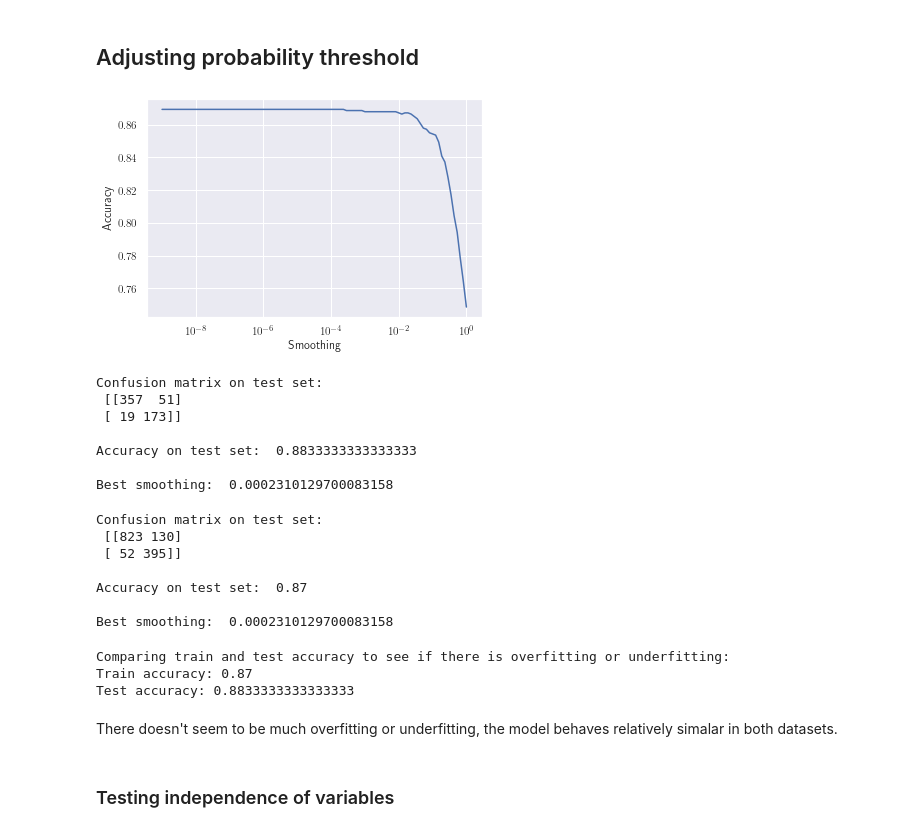
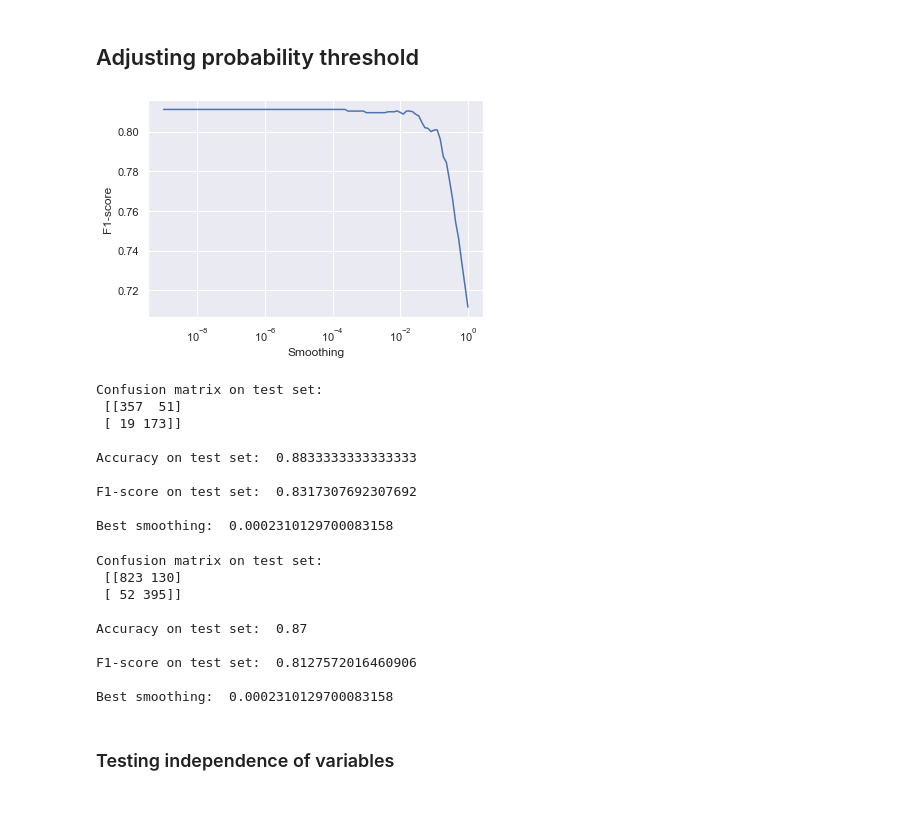
Before and after one commit to Leixb/UPC-MD_nasa, a Jupyter notebook: scripts/05-naivebayes.ipynb, the cells around one changed output. Cells and saved outputs as stored; diff of their text form; code cells hidden in the pictures; blank space fills up the shorter version.

Commit message:
Bayes f1-score

```diff
--- a/scripts/05-naivebayes.ipynb
+++ b/scripts/05-naivebayes.ipynb
@@ -96,16 +104,16 @@ from sklearn.model_selection import GridSearchCV
 
 params = {'var_smoothing': np.logspace(0,-9, num=100)}
 gnb = GaussianNB()
-gs = GridSearchCV(gnb, cv=5, param_grid=params, scoring='accuracy', n_jobs=-1)
+gs = GridSearchCV(gnb, cv=5, param_grid=params, scoring='f1', n_jobs=-1)
 gs.fit(X_train, y_train)
 best_params = gs.best_params_
 # %%
 plt.semilogx(np.logspace(0,-9, num=100), gs.cv_results_['mean_test_score'])
-plt.ylabel('Accuracy')
+plt.ylabel('F1-score')
 plt.xlabel('Smoothing')
 plt.savefig('../figures/naive_bayes_smoothing_cv.pdf')
 # %% [output]
-[figure, old version]
+[figure, new version]
 # %%
 gnb = GaussianNB(var_smoothing=best_params['var_smoothing'])
 gnb.fit(X_train, y_train)
@@ -113,6 +121,7 @@ y_pred_test = gnb.predict(X_test)
 
 print("Confusion matrix on test set:\n", confusion_matrix(y_test, y_pred_test))
 print("\nAccuracy on test set: ", accuracy_score(y_test, y_pred_test))
+print("\nF1-score on test set: ", f1_score(y_test, y_pred_test))
 print("\nBest smoothing: ", best_params['var_smoothing'])
 # %% [output]
 Confusion matrix on test set:
@@ -121,6 +130,8 @@ Confusion matrix on test set:
 
 Accuracy on test set:  0.8833333333333333
 
+F1-score on test set:  0.8317307692307692
+
 Best smoothing:  0.0002310129700083158
 # %%
 gnb = GaussianNB(var_smoothing=best_params['var_smoothing'])
@@ -129,6 +140,7 @@ y_pred_train = gnb.predict(X_train)
 
 print("Confusion matrix on test set:\n", confusion_matrix(y_train, y_pred_train))
 print("\nAccuracy on test set: ", accuracy_score(y_train, y_pred_train))
+print("\nF1-score on test set: ", f1_score(y_train, y_pred_train))
 print("\nBest smoothing: ", best_params['var_smoothing'])
 # %% [output]
 Confusion matrix on test set:
@@ -137,17 +149,9 @@ Confusion matrix on test set:
 
 Accuracy on test set:  0.87
 
+F1-score on test set:  0.8127572016460906
+
 Best smoothing:  0.0002310129700083158
-# %%
-print("Comparing train and test accuracy to see if there is overfitting or underfitting:")
-print(f"Train accuracy: {accuracy_score(y_train, y_pred_train)}")
-print(f"Test accuracy: {accuracy_score(y_test, y_pred_test)}")
-# %% [output]
-Comparing train and test accuracy to see if there is overfitting or underfitting:
-Train accuracy: 0.87
-Test accuracy: 0.8833333333333333
-# %% [markdown]
-There doesn't seem to be much overfitting or underfitting, the model behaves relatively simalar in both datasets.
 # %% [markdown]
 ### Testing independence of variables
 # %%
```
Also changed, not shown: parts of 4 cells of this notebook, 1 other file.
